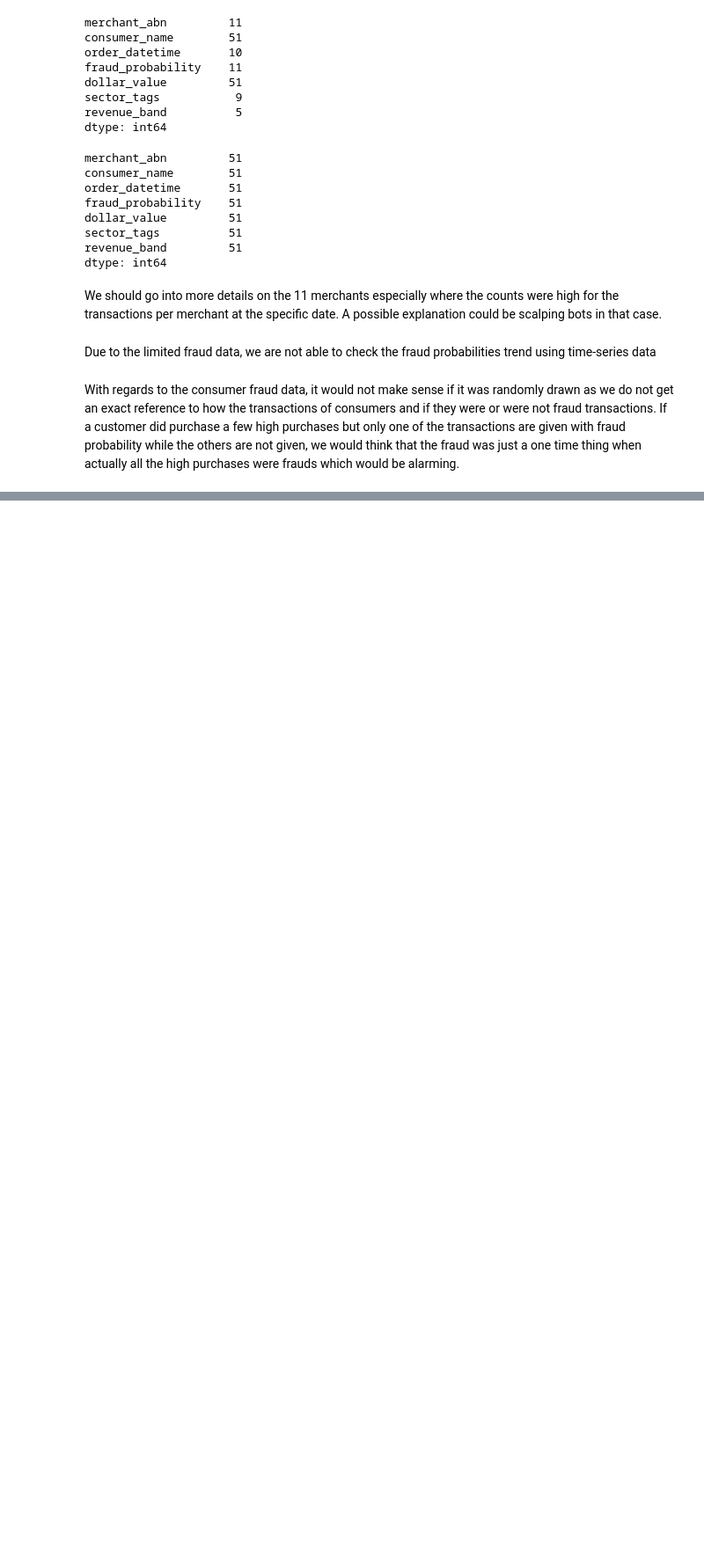
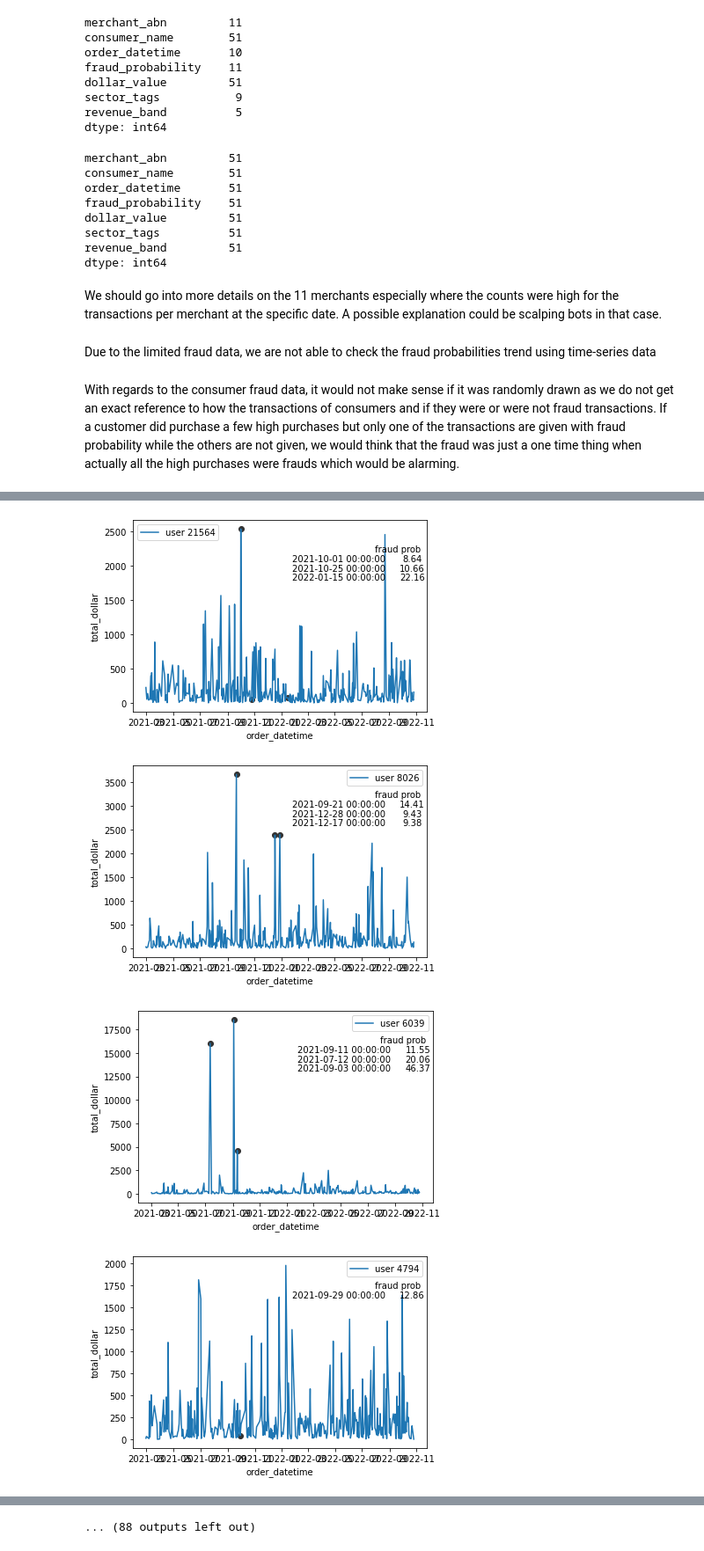
Before and after one commit to MAST30034-Applied-Data-Science/generic-buy-now-pay-later-project-group-17-adsb, a Jupyter notebook: notebooks/Fraud_analysis.ipynb, the cells around one changed output, grey strips where cells are left out. Shown at 88% size. Saved outputs shown, nothing was run; the diff lists cells and outputs as text; code cells hidden in the pictures; blank space fills up the shorter version.

```diff
--- a/notebooks/Fraud_analysis.ipynb
+++ b/notebooks/Fraud_analysis.ipynb
@@ -399,14 +281,0 @@ consumer_transactions_day
-# %%
-# We will see 100 plots of each consumers and see if the transaction day and total amount spent that day relate
-for user in fraud_consumers_sample:
-
-    total_transactions = consumer_transactions_day[consumer_transactions_day['user_id']==user].sort_values(by=['order_datetime'])
-    fraud_dates = np.unique(consumer_fraud_total.loc[consumer_fraud_total['user_id']==user,'order_datetime'].values)
-    matched_dates = total_transactions[total_transactions['order_datetime'].isin(fraud_dates)]
-
-
-    fig, ax = plt.subplots()
-    ax = sns.lineplot(data = total_transactions, x='order_datetime', y='total_dollar')
-    ax.scatter(matched_dates['order_datetime'], matched_dates['total_dollar'], marker='o')
-
-    ax.legend([f'user {user}'])
@@ -428,0 +367,25 @@ From the graphs, we can see that most of the suspected fraudulants transactions
+# %%
+# We will see 100 plots of each consumers and see if the transaction day and total amount spent that day relate
+for user in fraud_consumers_sample:
+
+    total_transactions = consumer_transactions_day[consumer_transactions_day['user_id']==user].sort_values(by=['order_datetime'])
+    fraud = (consumer_fraud_total.loc[consumer_fraud_total['user_id']==user,['order_datetime','fraud_probability']]).drop_duplicates()
+    fraud_dates = fraud['order_datetime'].values
+    matched_dates = total_transactions[total_transactions['order_datetime'].isin(fraud_dates)]
+
+
+    fig, ax = plt.subplots()
+    ax = sns.lineplot(data = total_transactions, x='order_datetime', y='total_dollar')
+    ax.scatter(matched_dates['order_datetime'], matched_dates['total_dollar'], marker='o',color=".2")
+    ax.text(0.9, 0.85, 'fraud prob', horizontalalignment='center',verticalalignment='center', transform=ax.transAxes)
+    i = 0.1
+    for index, row in fraud.iterrows():
+        ax.text(0.95, 0.9-i, round(row['fraud_probability'],2), horizontalalignment='center',verticalalignment='center', transform=ax.transAxes)
+        ax.text(0.7, 0.9-i, row['order_datetime'], horizontalalignment='center',verticalalignment='center', transform=ax.transAxes)
+        i += 0.05
+    ax.legend([f'user {user}'])
+# %% [output]
+[figure, added]
+[figure, added]
+[figure, added]
+[figure, added]
@@ -428,0 +400 @@ From the graphs, we can see that most of the suspected fraudulants transactions
+... (88 outputs left out)
```
Also changed, not shown: parts of 24 cells of this notebook, 1 other file.
